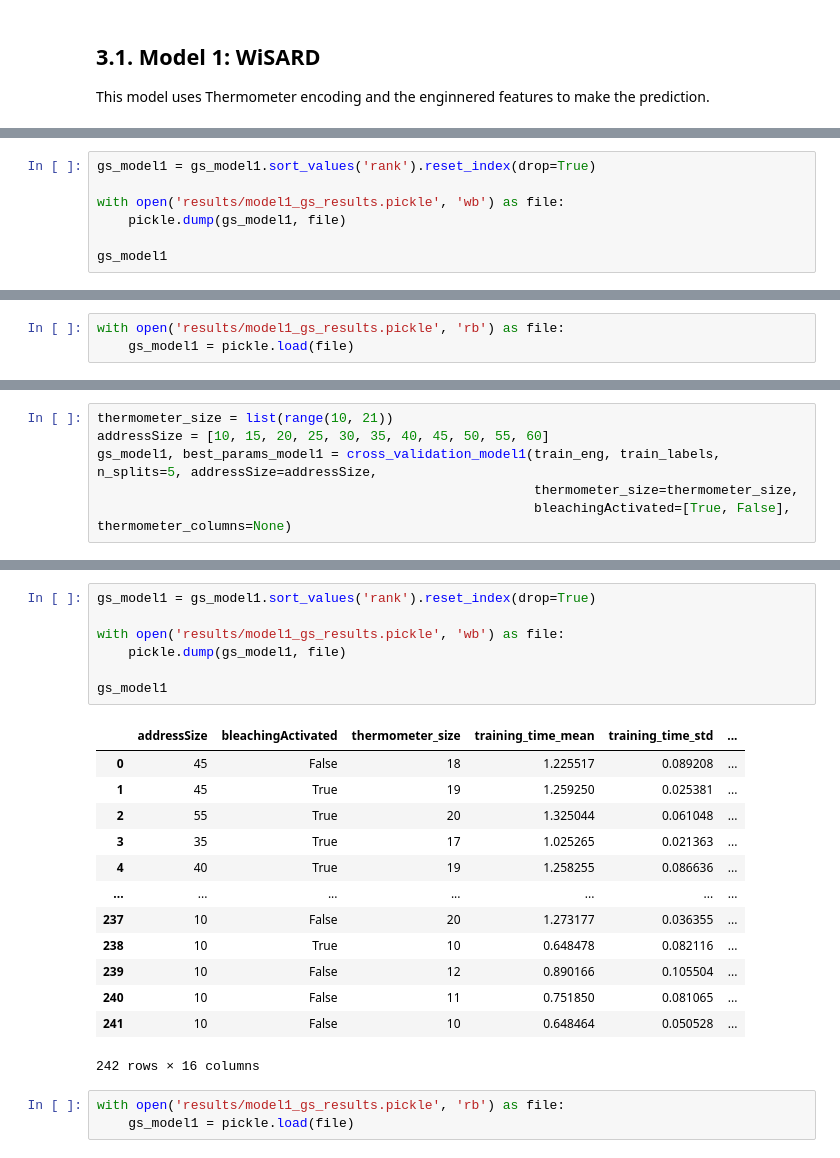
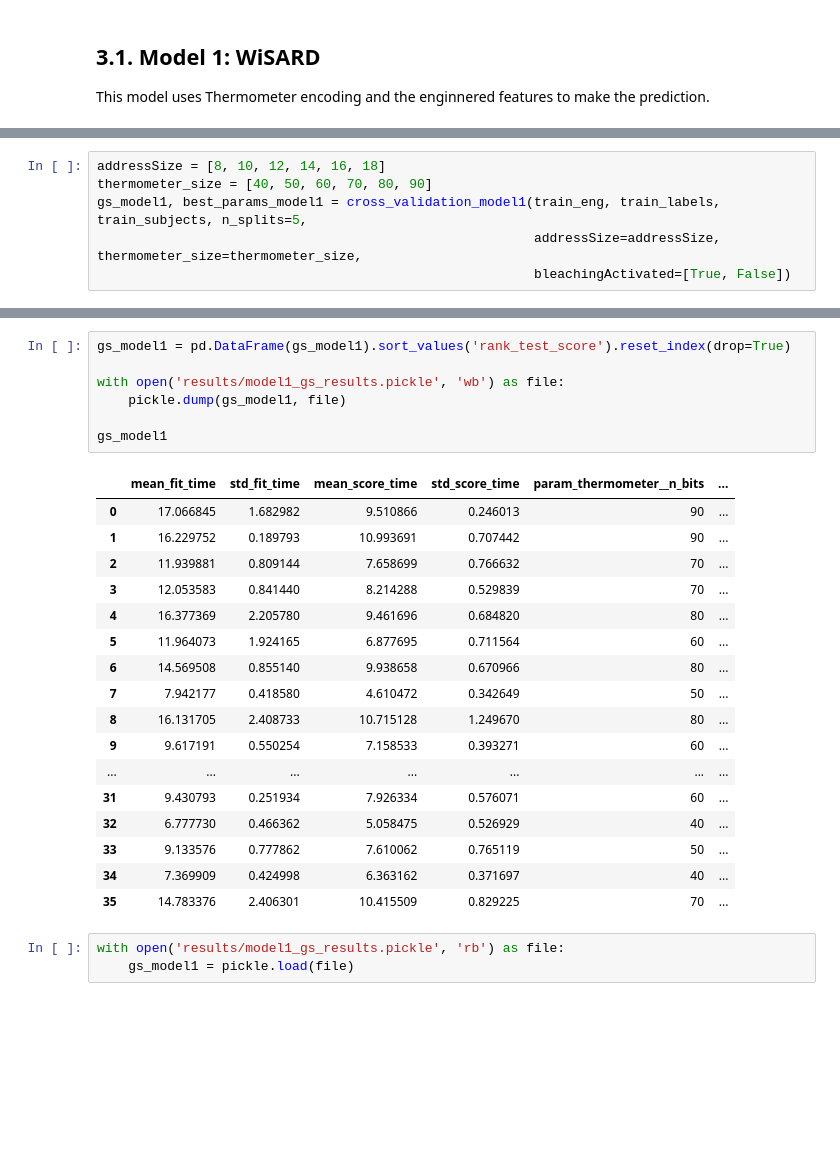
Before and after one commit to bruno-accioli/activity-recognition-WiSARD, a Jupyter notebook: train.ipynb, the cells around one changed output, grey strips where cells are left out. Saved outputs shown, nothing was run; the diff lists cells and outputs as text; blank space fills up the shorter version.

```diff
--- a/train.ipynb
+++ b/train.ipynb
@@ -322,7 +344,0 @@ best_params_model1
-# %%
-gs_model1 = gs_model1.sort_values('rank').reset_index(drop=True)
-
-with open('results/model1_gs_results.pickle', 'wb') as file:
-    pickle.dump(gs_model1, file)
-
-gs_model1
@@ -343,3 +344,0 @@ gs_model1
-# %%
-with open('results/model1_gs_results.pickle', 'rb') as file:
-    gs_model1 = pickle.load(file)
@@ -503,7 +345,7 @@ def cross_validation_model1(X, y, n_splits=5, addressSize=[50], thermometer_size
 # %%
-thermometer_size = list(range(10, 21))
-addressSize = [10, 15, 20, 25, 30, 35, 40, 45, 50, 55, 60]
-gs_model1, best_params_model1 = cross_validation_model1(train_eng, train_labels, n_splits=5, addressSize=addressSize,
-                                                        thermometer_size=thermometer_size,
-                                                        bleachingActivated=[True, False], thermometer_columns=None)
+addressSize = [8, 10, 12, 14, 16, 18]
+thermometer_size = [40, 50, 60, 70, 80, 90]
+gs_model1, best_params_model1 = cross_validation_model1(train_eng, train_labels, train_subjects, n_splits=5,
+                                                        addressSize=addressSize, thermometer_size=thermometer_size,
+                                                        bleachingActivated=[True, False])
 # %% [output]
@@ -552,24 +360,28 @@ best_params_model1
 # %%
-gs_model1 = gs_model1.sort_values('rank').reset_index(drop=True)
+gs_model1 = pd.DataFrame(gs_model1).sort_values('rank_test_score').reset_index(drop=True)
 
 with open('results/model1_gs_results.pickle', 'wb') as file:
     pickle.dump(gs_model1, file)
 
 gs_model1
 # %% [output]
-|  | addressSize | bleachingActivated | thermometer_size | training_time_mean | training_time_std | ... |
-| 0 | 45 | False | 18 | 1.225517 | 0.089208 | ... |
-| 1 | 45 | True | 19 | 1.259250 | 0.025381 | ... |
-| 2 | 55 | True | 20 | 1.325044 | 0.061048 | ... |
-| 3 | 35 | True | 17 | 1.025265 | 0.021363 | ... |
-| 4 | 40 | True | 19 | 1.258255 | 0.086636 | ... |
+|  | mean_fit_time | std_fit_time | mean_score_time | std_score_time | param_thermometer__n_bits | ... |
+| 0 | 17.066845 | 1.682982 | 9.510866 | 0.246013 | 90 | ... |
+| 1 | 16.229752 | 0.189793 | 10.993691 | 0.707442 | 90 | ... |
+| 2 | 11.939881 | 0.809144 | 7.658699 | 0.766632 | 70 | ... |
+| 3 | 12.053583 | 0.841440 | 8.214288 | 0.529839 | 70 | ... |
+| 4 | 16.377369 | 2.205780 | 9.461696 | 0.684820 | 80 | ... |
+| 5 | 11.964073 | 1.924165 | 6.877695 | 0.711564 | 60 | ... |
+| 6 | 14.569508 | 0.855140 | 9.938658 | 0.670966 | 80 | ... |
+| 7 | 7.942177 | 0.418580 | 4.610472 | 0.342649 | 50 | ... |
+| 8 | 16.131705 | 2.408733 | 10.715128 | 1.249670 | 80 | ... |
+| 9 | 9.617191 | 0.550254 | 7.158533 | 0.393271 | 60 | ... |
 | ... | ... | ... | ... | ... | ... | ... |
-| 237 | 10 | False | 20 | 1.273177 | 0.036355 | ... |
-| 238 | 10 | True | 10 | 0.648478 | 0.082116 | ... |
-| 239 | 10 | False | 12 | 0.890166 | 0.105504 | ... |
-| 240 | 10 | False | 11 | 0.751850 | 0.081065 | ... |
-| 241 | 10 | False | 10 | 0.648464 | 0.050528 | ... |
+| 31 | 9.430793 | 0.251934 | 7.926334 | 0.576071 | 60 | ... |
+| 32 | 6.777730 | 0.466362 | 5.058475 | 0.526929 | 40 | ... |
+| 33 | 9.133576 | 0.777862 | 7.610062 | 0.765119 | 50 | ... |
+| 34 | 7.369909 | 0.424998 | 6.363162 | 0.371697 | 40 | ... |
+| 35 | 14.783376 | 2.406301 | 10.415509 | 0.829225 | 70 | ... |
-242 rows × 16 columns
 # %%
 with open('results/model1_gs_results.pickle', 'rb') as file:
     gs_model1 = pickle.load(file)
```
Also changed, not shown: parts of 38 cells of this notebook, 9 other files.
